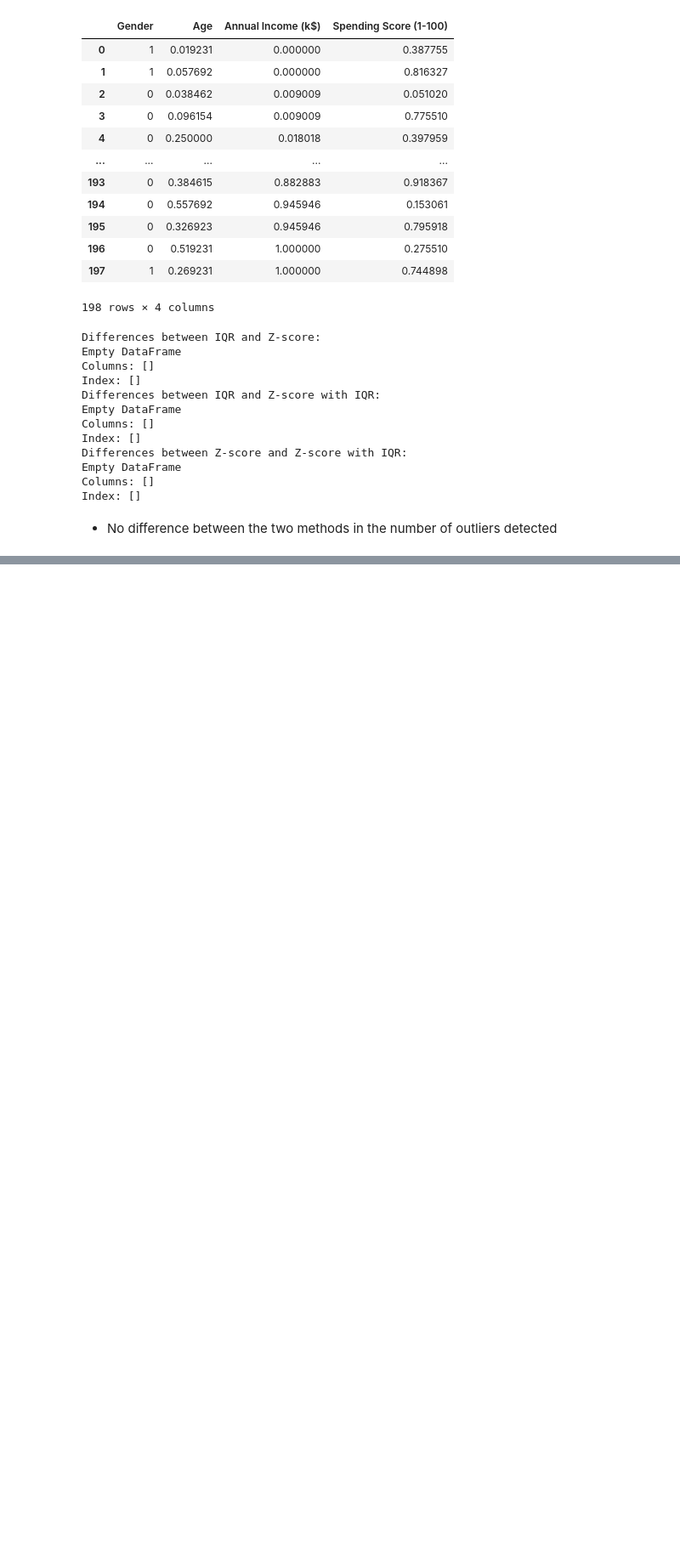
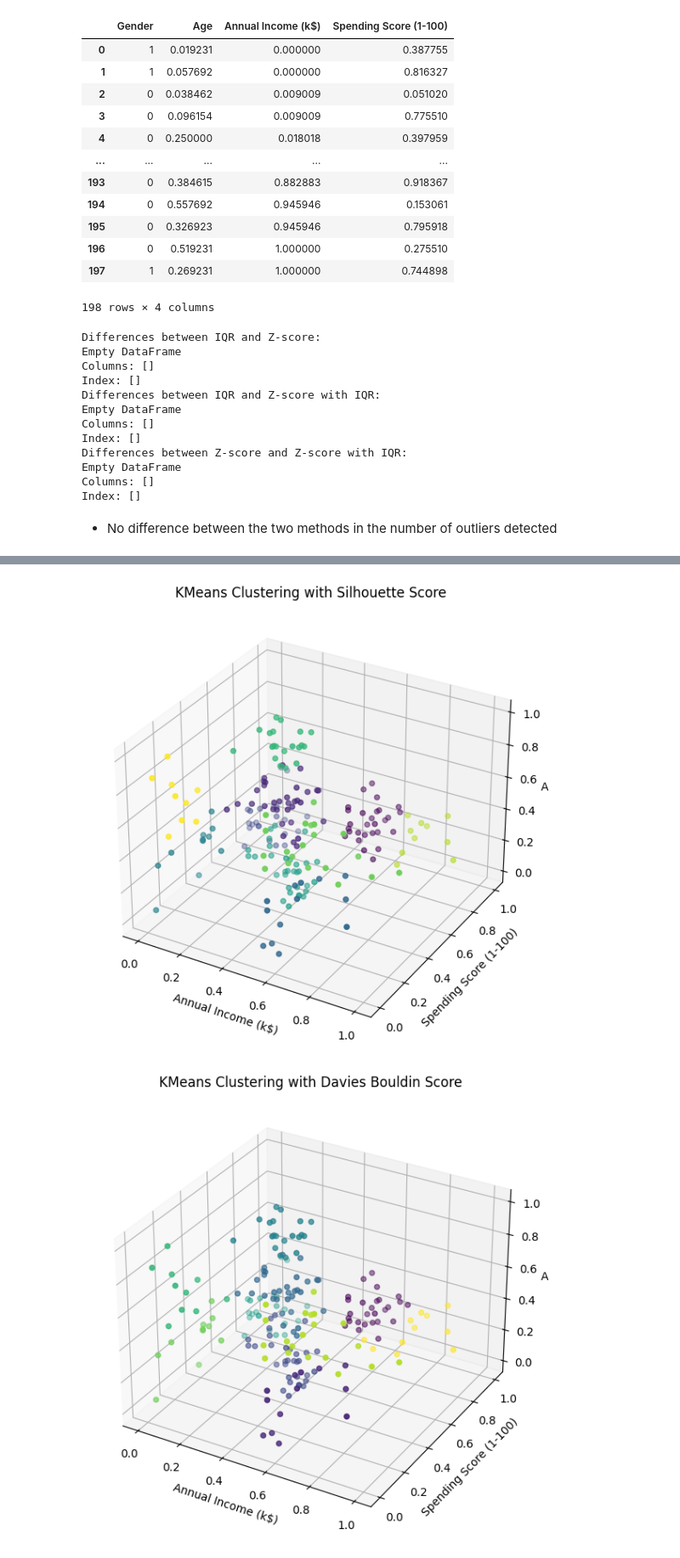
Before and after one commit to Ahmed-Nezar/Customer-Segmentation-Analysis, a Jupyter notebook: Notebooks/Main.ipynb, the cells around one changed output, grey strips where cells are left out. Shown at 85% size. Saved outputs shown, nothing was run; the diff lists cells and outputs as text; code cells hidden in the pictures; blank space fills up the shorter version.

```diff
--- a/Notebooks/Main.ipynb
+++ b/Notebooks/Main.ipynb
@@ -1098,0 +988,12 @@ Metrics saved to .\logs\models\OPTICS\optics_metrics.csv
+# %%
+best_params_elbow_method = {
+    "n_clusters": 4, # From the elbow method
+}
+# %%
+plot_3d_clusters(KMeans, best_params_kmeans_silhouette, data_preprocessed_no_outliers_no_gender, "KMeans Clustering with Silhouette Score", Utils.plot_dir)
+plot_3d_clusters(KMeans, best_params_kmeans_davis_bouldin, data_preprocessed_no_outliers_no_gender, "KMeans Clustering with Davies Bouldin Score", Utils.plot_dir)
+plot_3d_clusters(KMeans, best_params_kmeans_calinski_harabasz, data_preprocessed_no_outliers_no_gender, "KMeans Clustering with Calinski Harabasz Score", Utils.plot_dir)
+plot_3d_clusters(KMeans, best_params_elbow_method, data_preprocessed_no_outliers_no_gender, "KMeans Clustering with Elbow Method", Utils.plot_dir)
+# %% [output]
+[figure, added]
+[figure, added]
```
Also changed, not shown: parts of 27 cells of this notebook.
